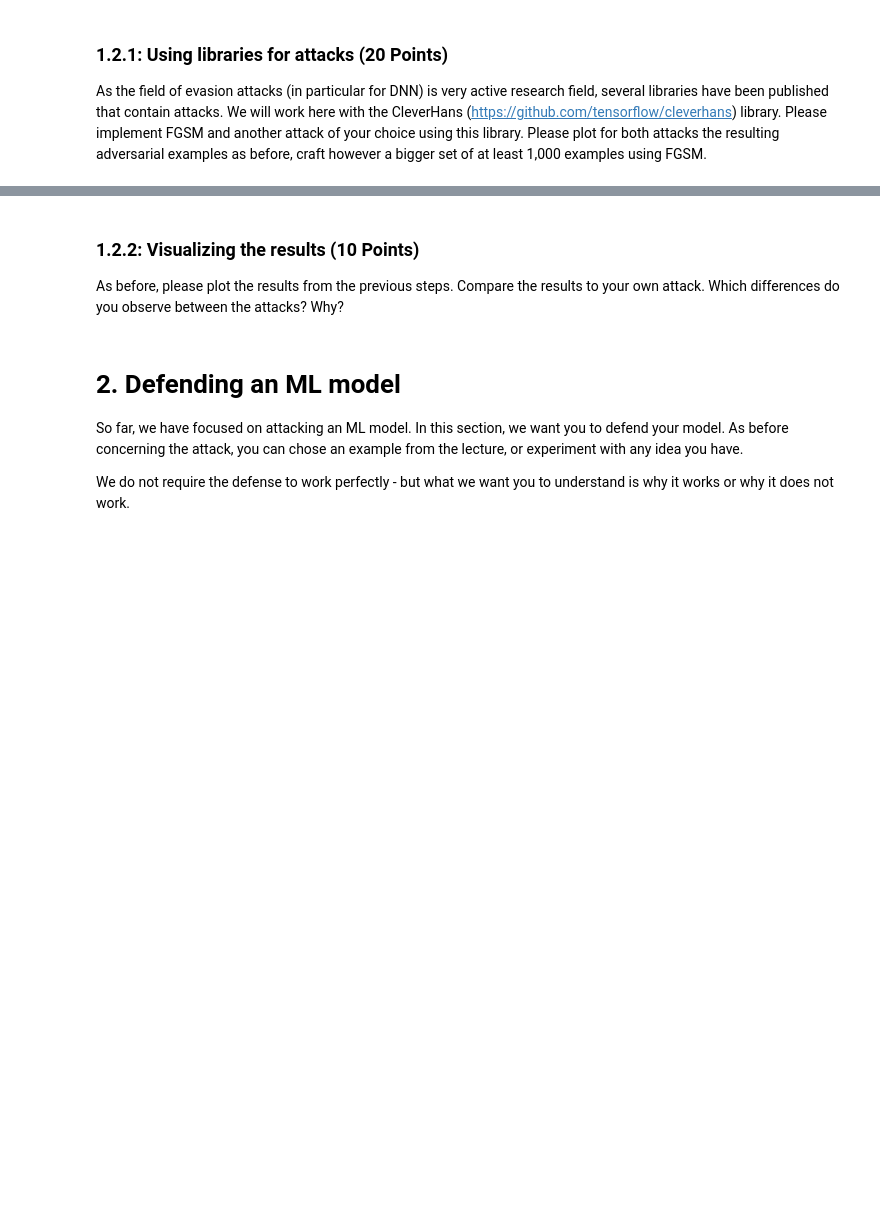
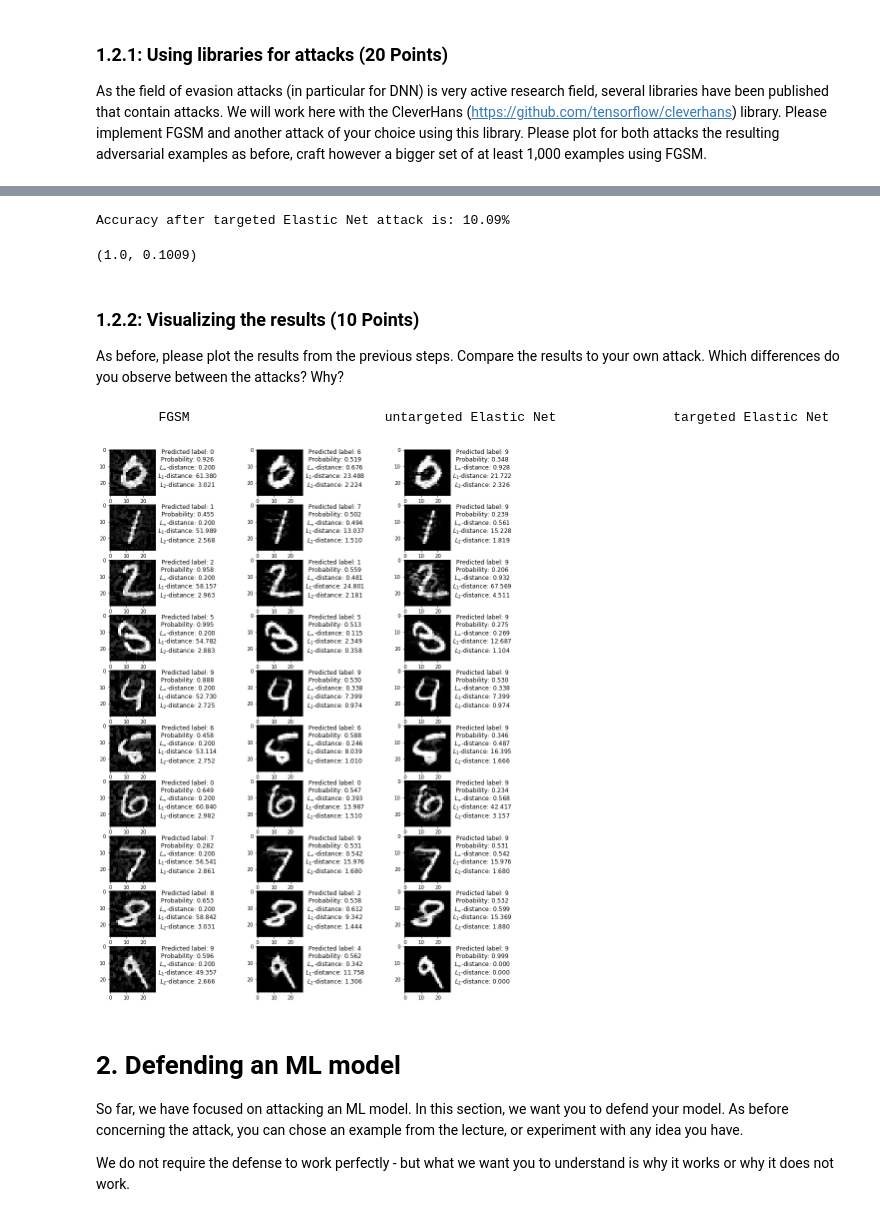
Before and after one commit to soumya-ranjan-sahoo/MLCyberSecurity, a Jupyter notebook: Project_2_Template.ipynb, the cells around one changed output, grey strips where cells are left out. Cells and saved outputs as stored; diff of their text form; code cells hidden in the pictures; blank space fills up the shorter version.

```diff
--- a/Project_2_Template.ipynb
+++ b/Project_2_Template.ipynb
@@ -148,0 +362,15 @@ As the field of evasion attacks (in particular for DNN) is very active research
+# %%
+wrap = KerasModelWrapper(model)
+target_en = ElasticNetMethod(wrap, sess=K.get_session())
+target_en_params = {"beta":0.01,
+              "decision_rule":'L1',
+              "batch_size":1000,
+              "confidence":0,
+              "learning_rate":0.1,
+              "binary_search_steps":9,
+              "max_iterations":10,
+              "abort_early":True,
+              "initial_const":0.01,
+              "clip_min":0,
+              "clip_max":1}
+t_adv_x = target_en.generate_np(x_test[:,np.newaxis,:,:], y_target=np_utils.to_categorical(np.ones((10000,))*9), **target_en_params)
@@ -149,3 +379,14 @@ As the field of evasion attacks (in particular for DNN) is very active research
+# %%
+y_proba_adv_pred2 = model.predict(t_adv_x)
+y_adv_pred2 = np.argmax(y_proba_adv_pred2, axis=1)
+# %%
+print("Accuracy after targeted Elastic Net attack is: {:.2f}%".format(np.mean(y_adv_pred2 == y_test)*100))
+# %% [output]
+Accuracy after targeted Elastic Net attack is: 10.09%
+# %%
+np.mean(y_adv_pred2 == 9), np.mean(y_test == 9)
+# %% [output]
+(1.0, 0.1009)
 # %% [markdown]
 ### 1.2.2: Visualizing the results (10 Points)
 As before, please plot the results from the previous steps. Compare the results to your own attack. Which differences do you observe between the attacks? Why?
@@ -158,3 +393,38 @@ As before, please plot the results from the previous steps. Compare the results
+# %%
+print("        FGSM                         untargeted Elastic Net               targeted Elastic Net")
+
+if len(adv_x1.shape) == 4:
+    adv_x1 = adv_x1[:,0,:,:]
+    t_adv_x = t_adv_x[:,0,:,:]
+
+fig,ax = plt.subplots(nrows=10,ncols=3,figsize=(15,20))
+
+for i in range(10):
+    ax[i][0].imshow(x_adv[indices[i]])
+    ax[i][0].set_title('Predicted label: {}\nProbability: {:.3f}\n$L_\infty$-distance: {:.3f}\n$L_1$-distance: {:.3f}\n$L_2$-distance: {:.3f}'.format(
+        np.argmax(y_proba_adv_pred, axis=1)[indices[i]],
+        np.max(y_proba_adv_pred, axis=1)[indices[i]],
+        Loo(x_test, x_adv)[indices[i]],
+        L1(x_test, x_adv)[indices[i]],
+        L2(x_test, x_adv)[indices[i]]), x=1.7, y=0.1)
+    ax[i][1].imshow(adv_x1[indices[i]])
+    ax[i][1].set_title('Predicted label: {}\nProbability: {:.3f}\n$L_\infty$-distance: {:.3f}\n$L_1$-distance: {:.3f}\n$L_2$-distance: {:.3f}'.format(
+        np.argmax(y_proba_adv_pred1, axis=1)[indices[i]],
+        np.max(y_proba_adv_pred1, axis=1)[indices[i]],
+        Loo(x_test, adv_x1)[indices[i]],
+        L1(x_test, adv_x1)[indices[i]],
+        L2(x_test, adv_x1)[indices[i]]), x=1.7, y=0.1)
+    ax[i][2].imshow(t_adv_x[indices[i]])
+    ax[i][2].set_title('Predicted label: {}\nProbability: {:.3f}\n$L_\infty$-distance: {:.3f}\n$L_1$-distance: {:.3f}\n$L_2$-distance: {:.3f}'.format(
+        np.argmax(y_proba_adv_pred2, axis=1)[indices[i]],
+        np.max(y_proba_adv_pred2, axis=1)[indices[i]],
+        Loo(x_test, t_adv_x)[indices[i]],
+        L1(x_test, t_adv_x)[indices[i]],
+        L2(x_test, t_adv_x)[indices[i]]), x=1.7, y=0.1)
+plt.show()
+# %% [output]
+        FGSM                         untargeted Elastic Net               targeted Elastic Net
+[figure, added]
 # %% [markdown]
 # 2. Defending an ML model
 
```
Also changed, not shown: parts of 46 cells of this notebook.
